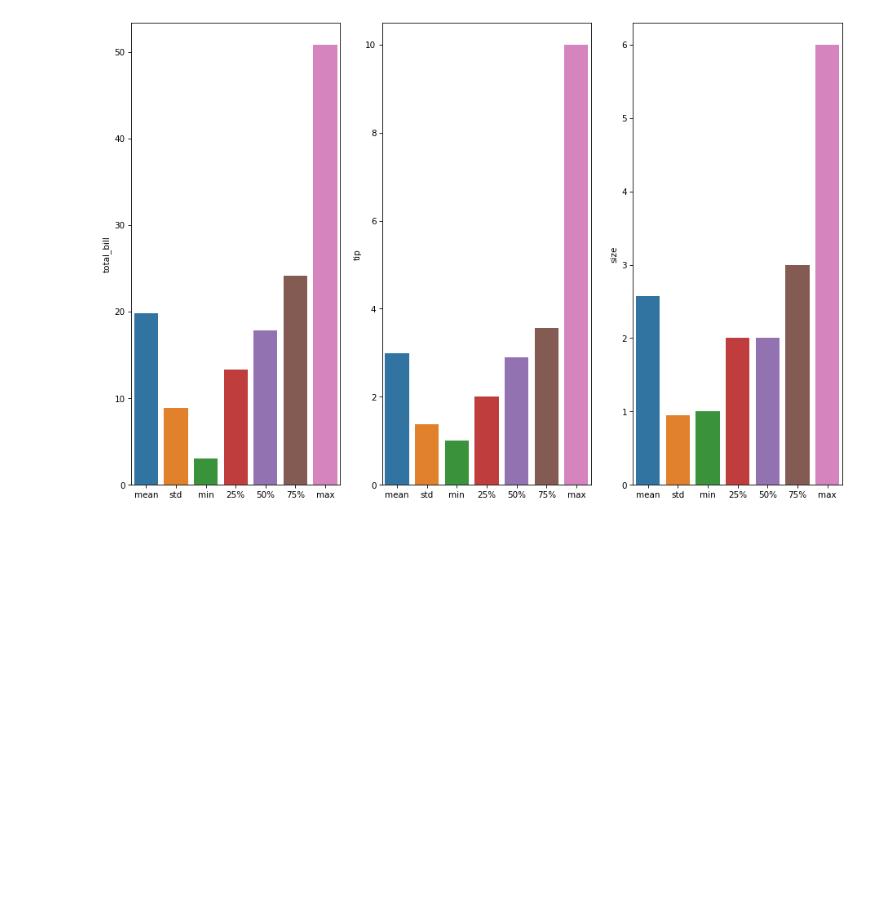
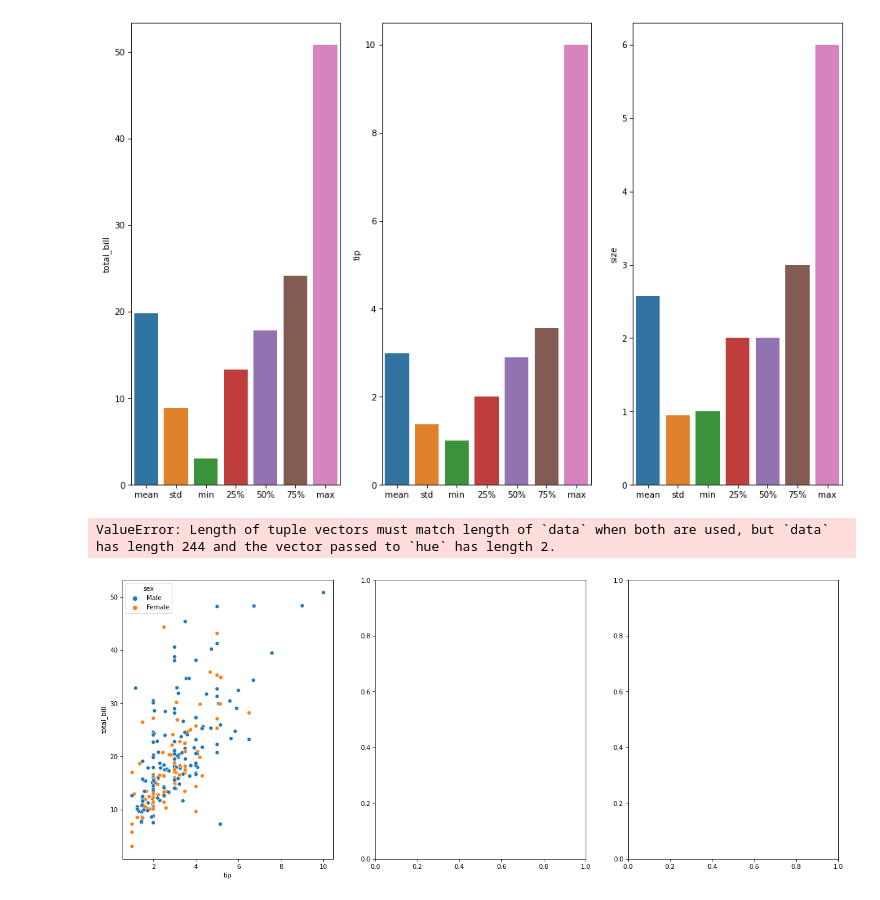
Before and after one commit to FabianAndersson17/Machinelearning-Fabian-Andersson, a Jupyter notebook: Exercises/Exercise_3_polynomial-regression.ipynb, the cells around one changed output. Saved outputs shown, nothing was run; the diff lists cells and outputs as text; code cells hidden in the pictures; blank space fills up the shorter version.

Commit message:
Added plot

```diff
--- a/Exercises/Exercise_3_polynomial-regression.ipynb
+++ b/Exercises/Exercise_3_polynomial-regression.ipynb
@@ -44,3 +44,10 @@ for i, feature in enumerate(["total_bill", "tip", "size"]):
     sns.barplot(data=tip_data, x=tip_data[feature].describe().drop("count").index ,y=tip_data[feature].describe().drop("count"), ax=ax[i])
 # %% [output]
 [figure]
+# %%
+fig, ax = plt.subplots(1, 3, figsize=(20, 8), dpi=75)
+sns.scatterplot(data=tip_data, x = "tip", y = "total_bill", ax=ax[0], hue="sex")
+sns.scatterplot(data=tip_data, x = "tip", y = "total_bill", ax=ax[1], hue="smoker")
+# %% [output]
+ValueError: Length of tuple vectors must match length of `data` when both are used, but `data` has length 244 and the vector passed to `hue` has length 2.
+[figure, added]
```
